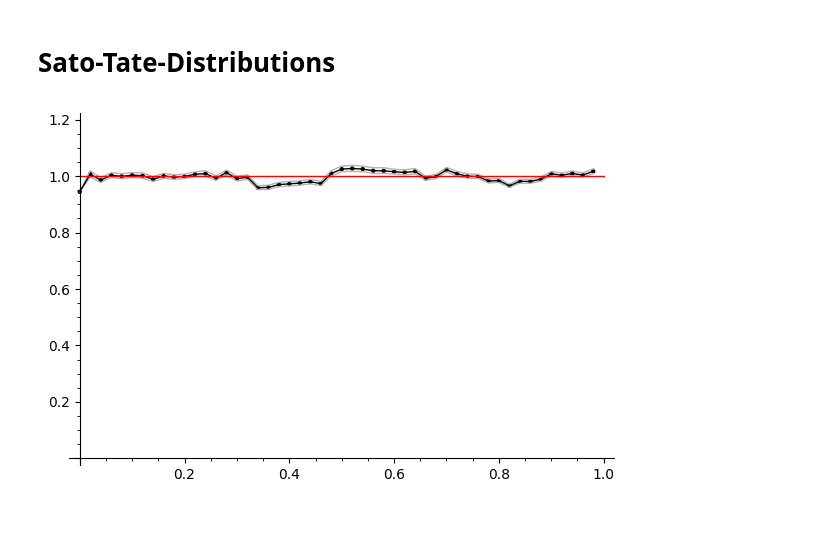
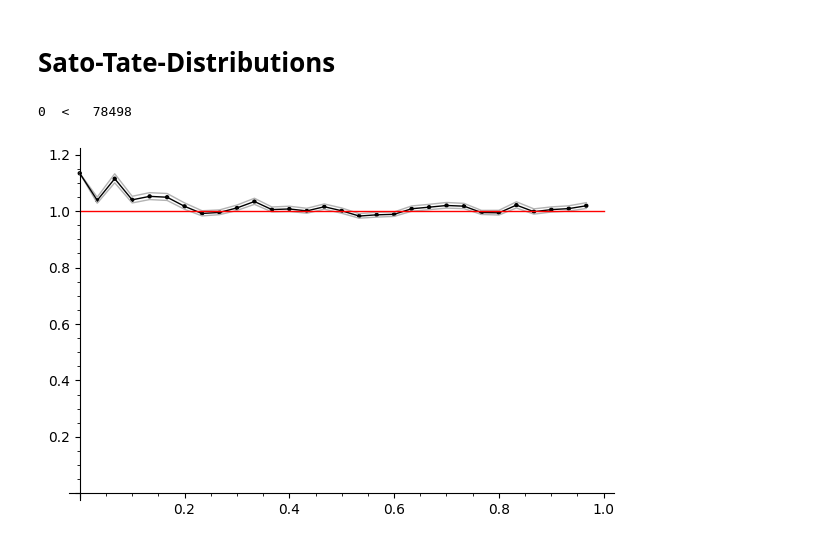
Before and after one commit to JosuaKugler/sato-tate-distributions, a Jupyter notebook: sage_st_distribution.ipynb, the cells around one changed output. Cells and saved outputs as stored; diff of their text form; code cells hidden in the pictures.

```diff
--- a/sage_st_distribution.ipynb
+++ b/sage_st_distribution.ipynb
@@ -196,19 +196,21 @@ class SatoTate:
     def x_times_Delta(self, x):
         return x*self.Delta(x, -1,1, max_points=500)[0]
 # %%
+E0 = EllipticCurve([0, -1, 1, -7820, -263580]) #rank 0
 E1 = EllipticCurve([0, 0, 1, -1, 0]) # rank 1
 E2 = EllipticCurve([0, 1, 1, -2, 0]) # rank 2
 E3 = EllipticCurve([0, 0, 1, -7, 6]) # rank 3
 E4 = EllipticCurve([1, -1, 0, -79, 289]) # rank 4
 E5 = EllipticCurve([0, 0, 1, -79, 342]) # rank 5
 
+S0 = SatoTate(E0)
 S1 = SatoTate(E1)
 S2 = SatoTate(E2)
 S3 = SatoTate(E3)
 S4 = SatoTate(E4)
 S5 = SatoTate(E5)
 
-objects = [S1, S2, S3, S4, S5]
+objects = [S0, S1, S2, S3, S4, S5]
 
 #S.anlist(100)
 #S.normalized_aplist(100)
@@ -224,7 +226,8 @@ objects = [S1, S2, S3, S4, S5]
 #S.plot_theta_interval(1000)
 #S1.histogram(int(10e4), 50)
 # %%
-N = 1000000; pp = 50
-S1.plot_theta_interval(N,plot_points=pp, max_points=300)
+N = 1000000; pp = 30
+S0.plot_theta_interval(N,plot_points=pp, max_points=300)
 # %% [output]
+0  <   78498
-[figure, old version]
+[figure, new version]
```
Also changed, not shown: parts of 15 cells of this notebook, 2 other files.
